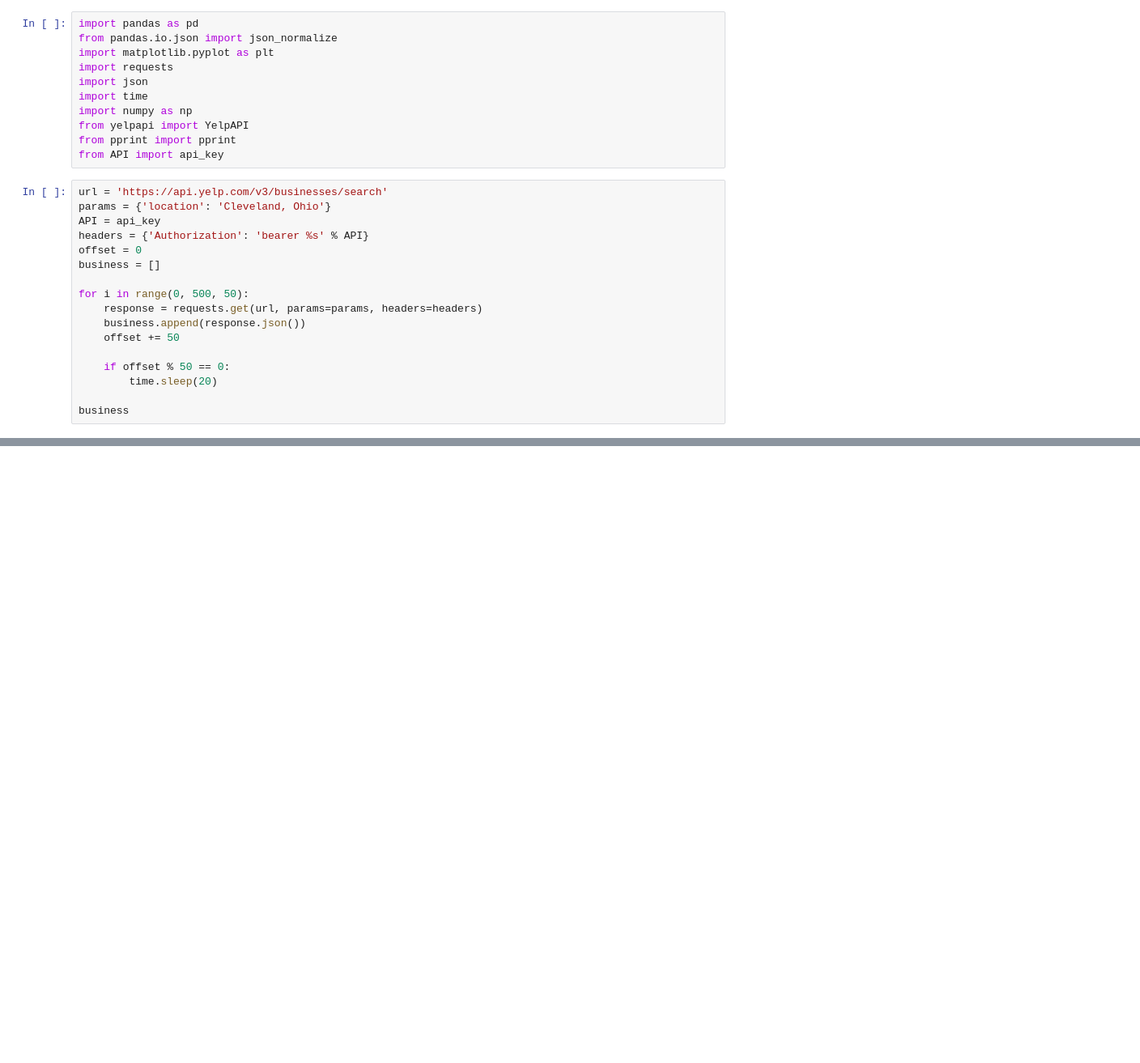
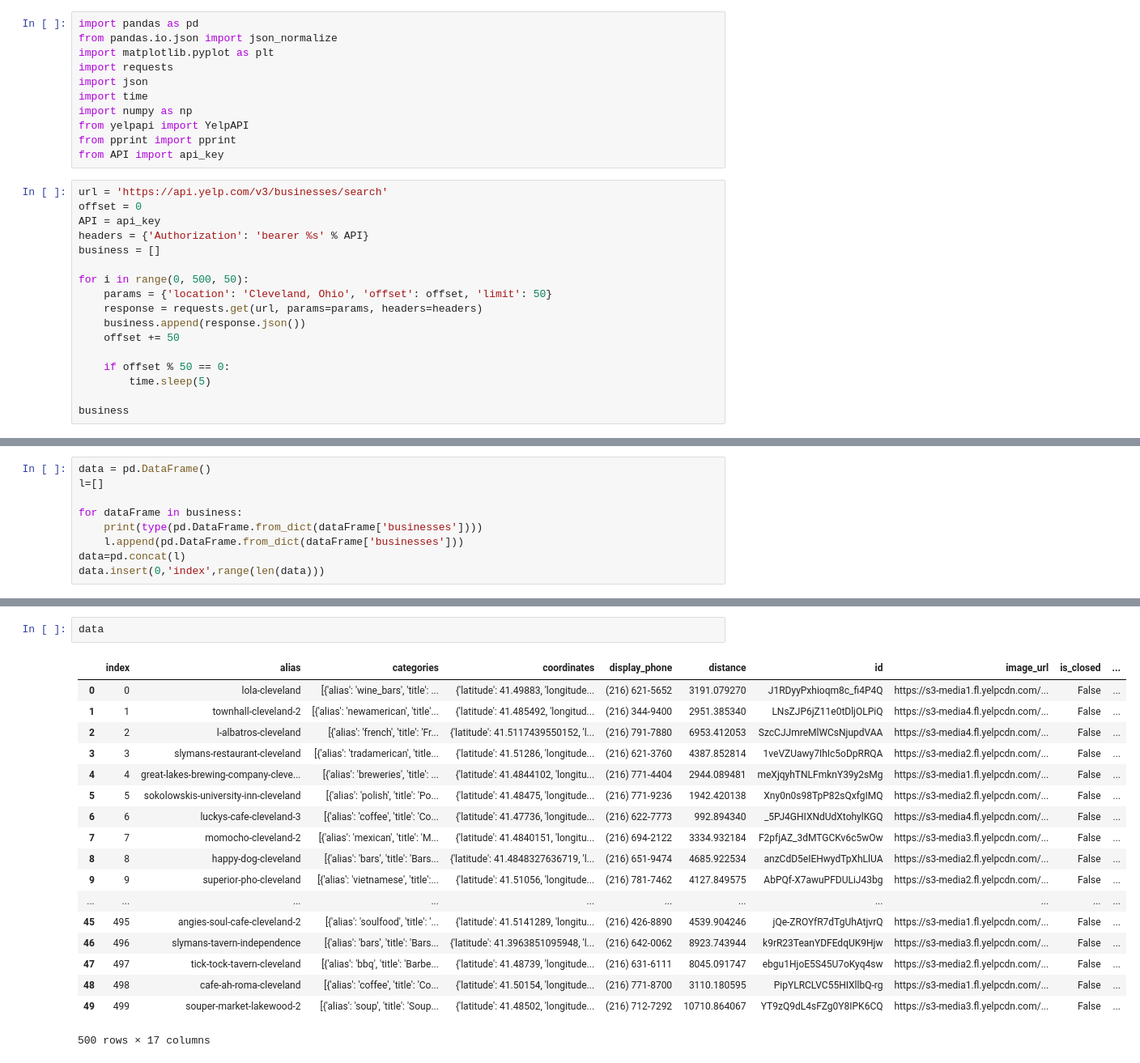
Before and after one commit to fnusandhiya/YELP, a Jupyter notebook: my_file.ipynb, the cells around one changed output, grey strips where cells are left out. Shown at 81% size. Saved outputs shown, nothing was run; the diff lists cells and outputs as text; blank space fills up the shorter version.

```diff
--- a/my_file.ipynb
+++ b/my_file.ipynb
@@ -11,19 +11,19 @@ from pprint import pprint
 from API import api_key
 # %%
 url = 'https://api.yelp.com/v3/businesses/search'
-params = {'location': 'Cleveland, Ohio'}
+offset = 0
 API = api_key
 headers = {'Authorization': 'bearer %s' % API}
-offset = 0
 business = []
 
 for i in range(0, 500, 50):
+    params = {'location': 'Cleveland, Ohio', 'offset': offset, 'limit': 50}
     response = requests.get(url, params=params, headers=headers)
     business.append(response.json())
     offset += 50
 
     if offset % 50 == 0:
-        time.sleep(20)
+        time.sleep(5)
 
 business
 # %% [output]
@@ -81,0 +89,9 @@ AttributeError: 'list' object has no attribute 'unique'
+# %%
+data = pd.DataFrame()
+l=[]
+
+for dataFrame in business:
+    print(type(pd.DataFrame.from_dict(dataFrame['businesses'])))
+    l.append(pd.DataFrame.from_dict(dataFrame['businesses']))
+data=pd.concat(l)
+data.insert(0,'index',range(len(data)))
@@ -81,0 +109,21 @@ AttributeError: 'list' object has no attribute 'unique'
+# %%
+data
+# %% [output]
+|  | index | alias | categories | coordinates | display_phone | distance | id | image_url | is_closed | ... |
+| 0 | 0 | lola-cleveland | [{'alias': 'wine_bars', 'title': ... | {'latitude': 41.49883, 'longitude... | (216) 621-5652 | 3191.079270 | J1RDyyPxhioqm8c_fi4P4Q | https://s3-media1.fl.yelpcdn.com/... | False | ... |
+| 1 | 1 | townhall-cleveland-2 | [{'alias': 'newamerican', 'title'... | {'latitude': 41.485492, 'longitud... | (216) 344-9400 | 2951.385340 | LNsZJP6jZ11e0tDljOLPiQ | https://s3-media4.fl.yelpcdn.com/... | False | ... |
+| 2 | 2 | l-albatros-cleveland | [{'alias': 'french', 'title': 'Fr... | {'latitude': 41.5117439550152, 'l... | (216) 791-7880 | 6953.412053 | SzcCJJmreMlWCsNjupdVAA | https://s3-media4.fl.yelpcdn.com/... | False | ... |
+| 3 | 3 | slymans-restaurant-cleveland | [{'alias': 'tradamerican', 'title... | {'latitude': 41.51286, 'longitude... | (216) 621-3760 | 4387.852814 | 1veVZUawy7IhIc5oDpRRQA | https://s3-media2.fl.yelpcdn.com/... | False | ... |
+| 4 | 4 | great-lakes-brewing-company-cleve... | [{'alias': 'breweries', 'title': ... | {'latitude': 41.4844102, 'longitu... | (216) 771-4404 | 2944.089481 | meXjqyhTNLFmknY39y2sMg | https://s3-media1.fl.yelpcdn.com/... | False | ... |
+| 5 | 5 | sokolowskis-university-inn-cleveland | [{'alias': 'polish', 'title': 'Po... | {'latitude': 41.48475, 'longitude... | (216) 771-9236 | 1942.420138 | Xny0n0s98TpP82sQxfgIMQ | https://s3-media2.fl.yelpcdn.com/... | False | ... |
+| 6 | 6 | luckys-cafe-cleveland-3 | [{'alias': 'coffee', 'title': 'Co... | {'latitude': 41.47736, 'longitude... | (216) 622-7773 | 992.894340 | _5PJ4GHIXNdUdXtohylKGQ | https://s3-media4.fl.yelpcdn.com/... | False | ... |
+| 7 | 7 | momocho-cleveland-2 | [{'alias': 'mexican', 'title': 'M... | {'latitude': 41.4840151, 'longitu... | (216) 694-2122 | 3334.932184 | F2pfjAZ_3dMTGCKv6c5wOw | https://s3-media3.fl.yelpcdn.com/... | False | ... |
+| 8 | 8 | happy-dog-cleveland | [{'alias': 'bars', 'title': 'Bars... | {'latitude': 41.4848327636719, 'l... | (216) 651-9474 | 4685.922534 | anzCdD5eIEHwydTpXhLlUA | https://s3-media2.fl.yelpcdn.com/... | False | ... |
+| 9 | 9 | superior-pho-cleveland | [{'alias': 'vietnamese', 'title':... | {'latitude': 41.51056, 'longitude... | (216) 781-7462 | 4127.849575 | AbPQf-X7awuPFDULiJ43bg | https://s3-media2.fl.yelpcdn.com/... | False | ... |
+| ... | ... | ... | ... | ... | ... | ... | ... | ... | ... | ... |
+| 45 | 495 | angies-soul-cafe-cleveland-2 | [{'alias': 'soulfood', 'title': '... | {'latitude': 41.5141289, 'longitu... | (216) 426-8890 | 4539.904246 | jQe-ZROYfR7dTgUhAtjvrQ | https://s3-media1.fl.yelpcdn.com/... | False | ... |
+| 46 | 496 | slymans-tavern-independence | [{'alias': 'bars', 'title': 'Bars... | {'latitude': 41.3963851095948, 'l... | (216) 642-0062 | 8923.743944 | k9rR23TeanYDFEdqUK9Hjw | https://s3-media3.fl.yelpcdn.com/... | False | ... |
+| 47 | 497 | tick-tock-tavern-cleveland | [{'alias': 'bbq', 'title': 'Barbe... | {'latitude': 41.48739, 'longitude... | (216) 631-6111 | 8045.091747 | ebgu1HjoE5S45U7oKyq4sw | https://s3-media2.fl.yelpcdn.com/... | False | ... |
+| 48 | 498 | cafe-ah-roma-cleveland | [{'alias': 'coffee', 'title': 'Co... | {'latitude': 41.50154, 'longitude... | (216) 771-8700 | 3110.180595 | PipYLRCLVC55HIXllbQ-rg | https://s3-media1.fl.yelpcdn.com/... | False | ... |
+| 49 | 499 | souper-market-lakewood-2 | [{'alias': 'soup', 'title': 'Soup... | {'latitude': 41.48502, 'longitude... | (216) 712-7292 | 10710.864067 | YT9zQ9dL4sFZg0Y8IPK6CQ | https://s3-media3.fl.yelpcdn.com/... | False | ... |
+500 rows × 17 columns
```
Also changed, not shown: parts of 5 cells of this notebook.
